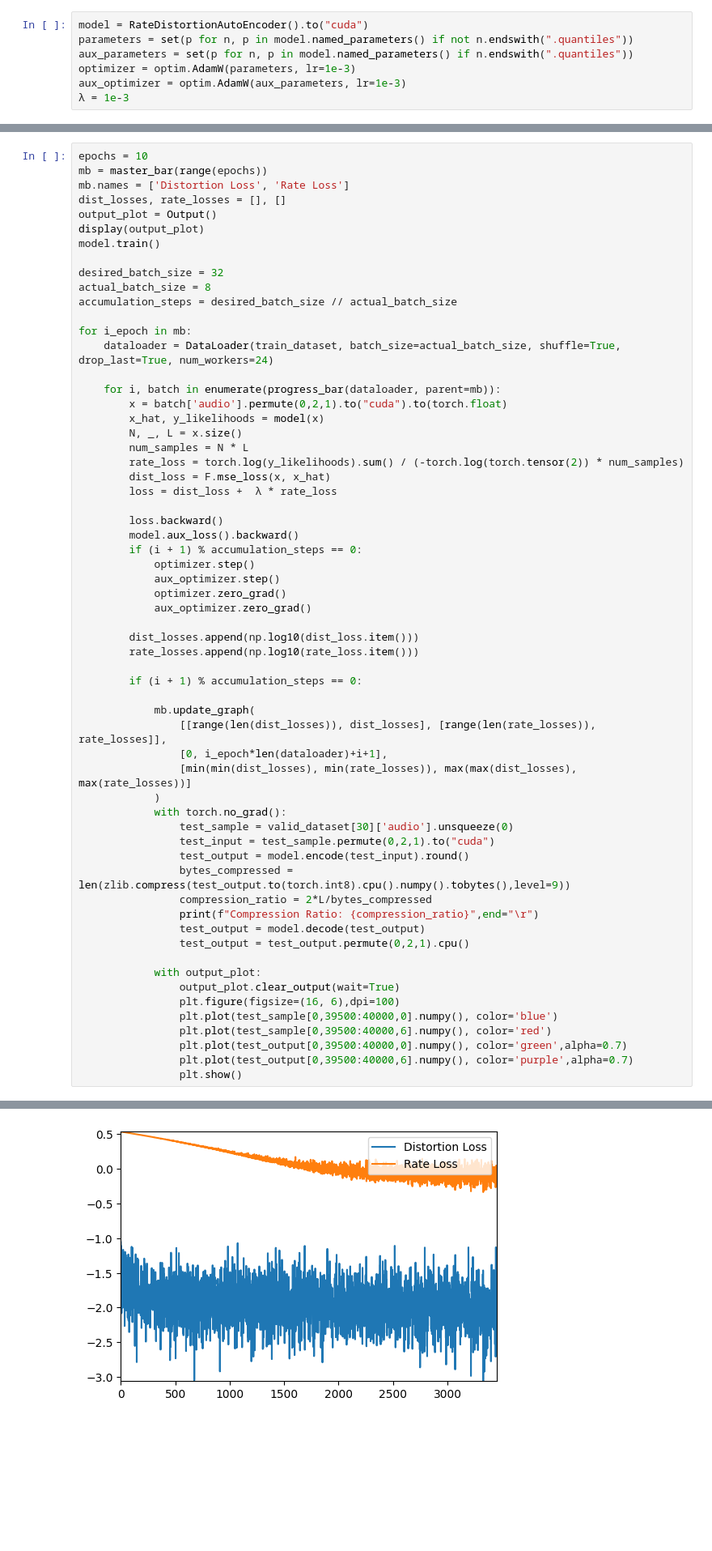
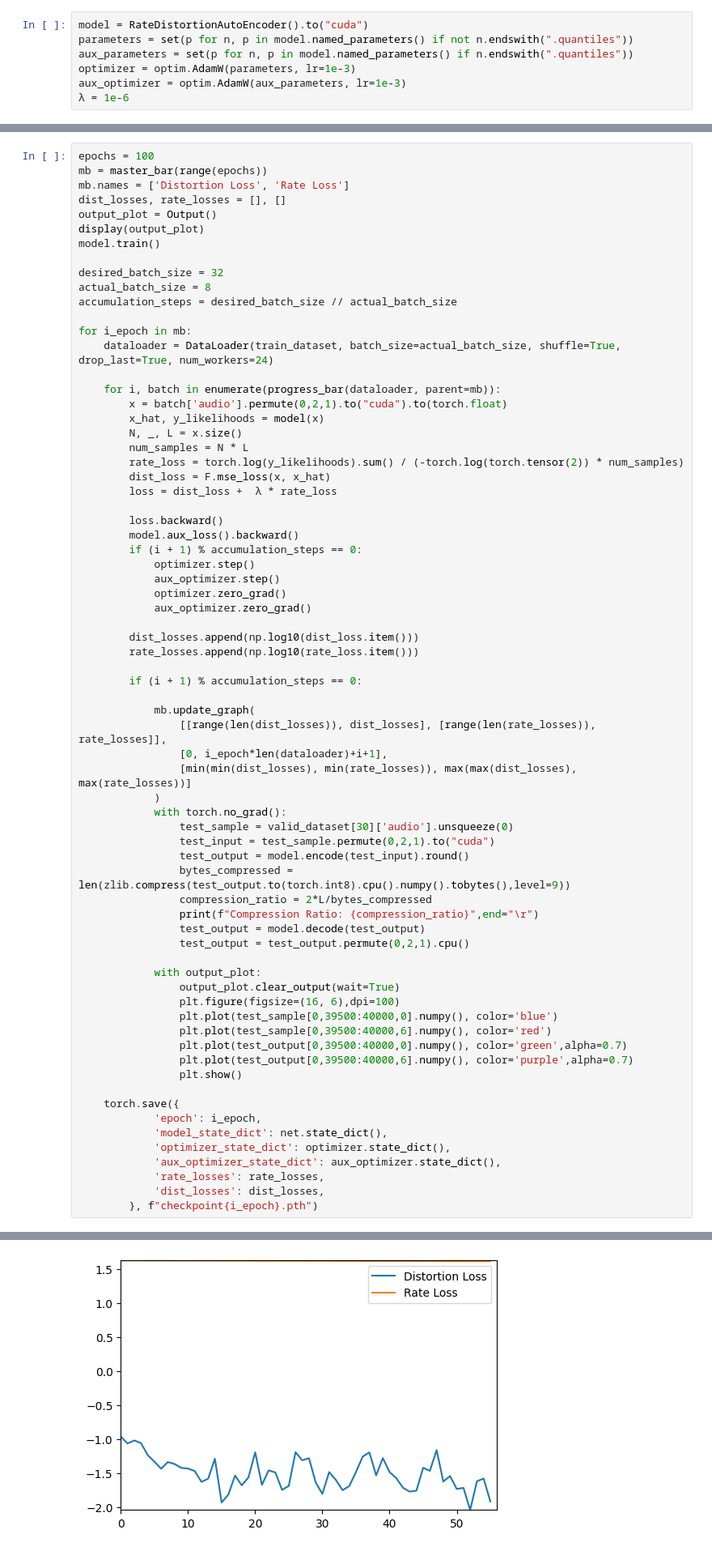
Before and after one commit to danjacobellis/PAC, a Jupyter notebook: audio_train.ipynb, the cells around one changed output, grey strips where cells are left out. Shown at 81% size. Cells and saved outputs as stored; diff of their text form; blank space fills up the shorter version.

Commit message:
fancy model

```diff
--- a/audio_train.ipynb
+++ b/audio_train.ipynb
@@ -33,7 +33,7 @@ parameters = set(p for n, p in model.named_parameters() if not n.endswith(".quan
 aux_parameters = set(p for n, p in model.named_parameters() if n.endswith(".quantiles"))
 optimizer = optim.AdamW(parameters, lr=1e-3)
 aux_optimizer = optim.AdamW(aux_parameters, lr=1e-3)
-λ = 1e-3
+λ = 1e-6
 # %%
 sum(p.numel() for p in model.encode.parameters())
 # %% [output]
@@ -41,5 +41,5 @@ sum(p.numel() for p in model.encode.parameters())
 # %%
-epochs = 10
+epochs = 100
 mb = master_bar(range(epochs))
 mb.names = ['Distortion Loss', 'Rate Loss']
 dist_losses, rate_losses = [], []
@@ -99,5 +99,14 @@ for i_epoch in mb:
                 plt.plot(test_output[0,39500:40000,0].numpy(), color='green',alpha=0.7)
                 plt.plot(test_output[0,39500:40000,6].numpy(), color='purple',alpha=0.7)
                 plt.show()
+
+    torch.save({
+            'epoch': i_epoch,
+            'model_state_dict': net.state_dict(),
+            'optimizer_state_dict': optimizer.state_dict(),
+            'aux_optimizer_state_dict': aux_optimizer.state_dict(),
+            'rate_losses': rate_losses,
+            'dist_losses': dist_losses,
+        }, f"checkpoint{i_epoch}.pth")
 # %% [output]
 [interactive output not drawn]
@@ -106 +115 @@ for i_epoch in mb:
-[figure, old version]
+[figure, new version]
```
Also changed, not shown: parts of 2 cells of this notebook, 1 other file.
